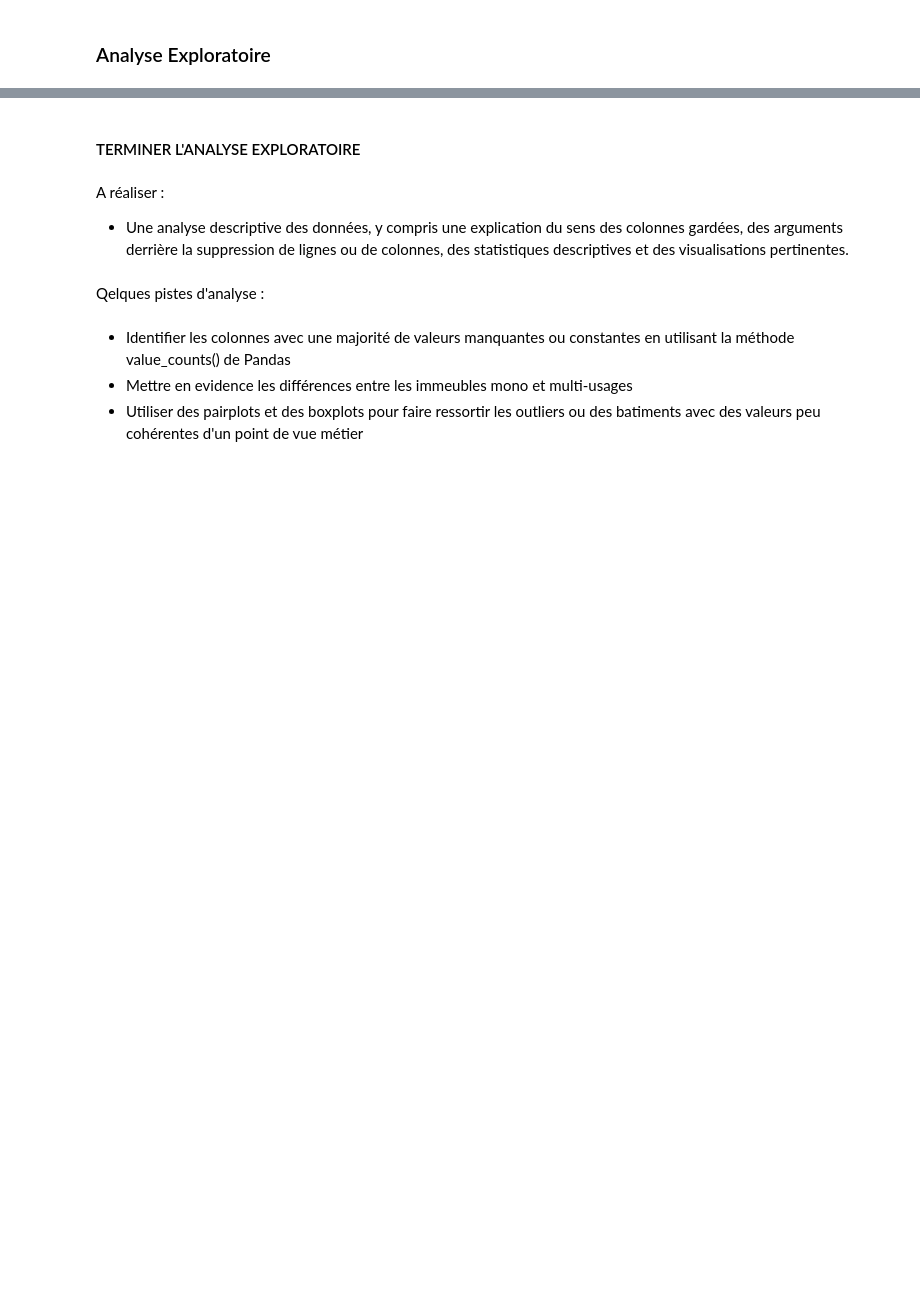
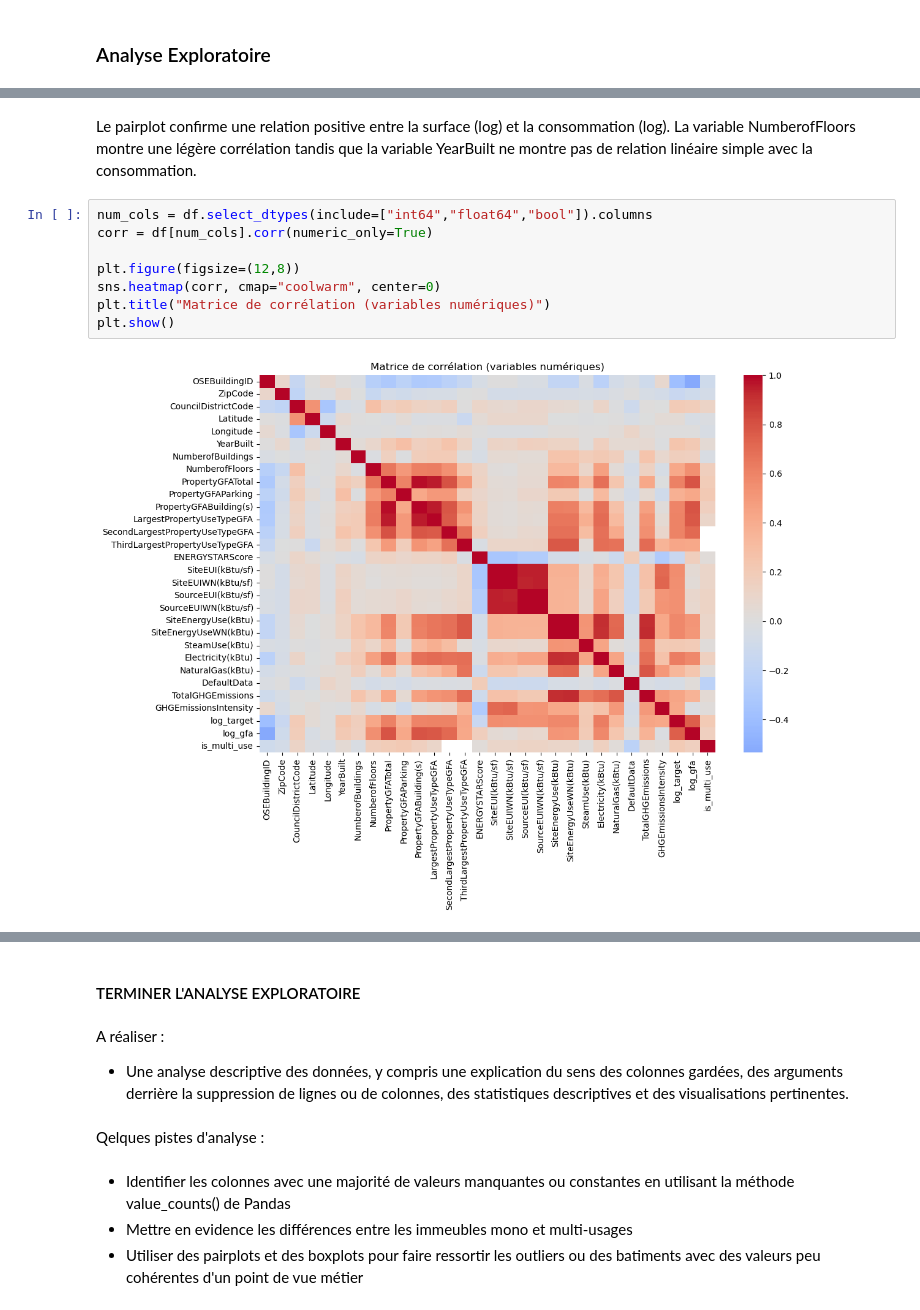
Before and after one commit to G-Hostin/seattle-building-energy-prediction, a Jupyter notebook: P3_template_modelistation_supervisee_data_scientist.ipynb, the cells around one changed output, grey strips where cells are left out. Saved outputs shown, nothing was run; the diff lists cells and outputs as text; blank space fills up the shorter version.

```diff
--- a/P3_template_modelistation_supervisee_data_scientist.ipynb
+++ b/P3_template_modelistation_supervisee_data_scientist.ipynb
@@ -20,0 +280,12 @@ building_consumption.info()
+# %% [markdown]
+Le pairplot confirme une relation positive entre la surface (log) et la consommation (log). La variable NumberofFloors montre une légère corrélation tandis que la variable YearBuilt ne montre pas de relation linéaire simple avec la consommation.
+# %%
+num_cols = df.select_dtypes(include=["int64","float64","bool"]).columns
+corr = df[num_cols].corr(numeric_only=True)
+
+plt.figure(figsize=(12,8))
+sns.heatmap(corr, cmap="coolwarm", center=0)
+plt.title("Matrice de corrélation (variables numériques)")
+plt.show()
+# %% [output]
+[figure, added]
```
Also changed, not shown: parts of 44 cells of this notebook, 1 other file.
